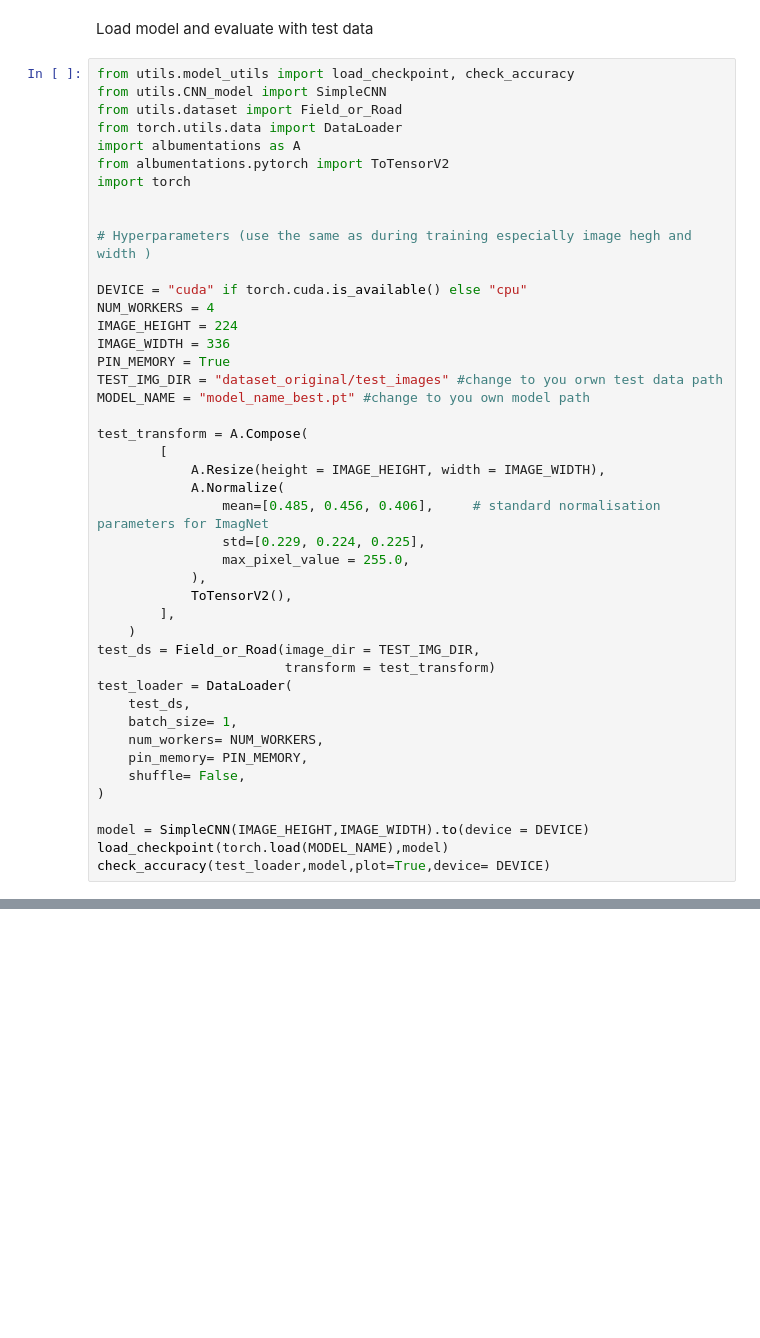
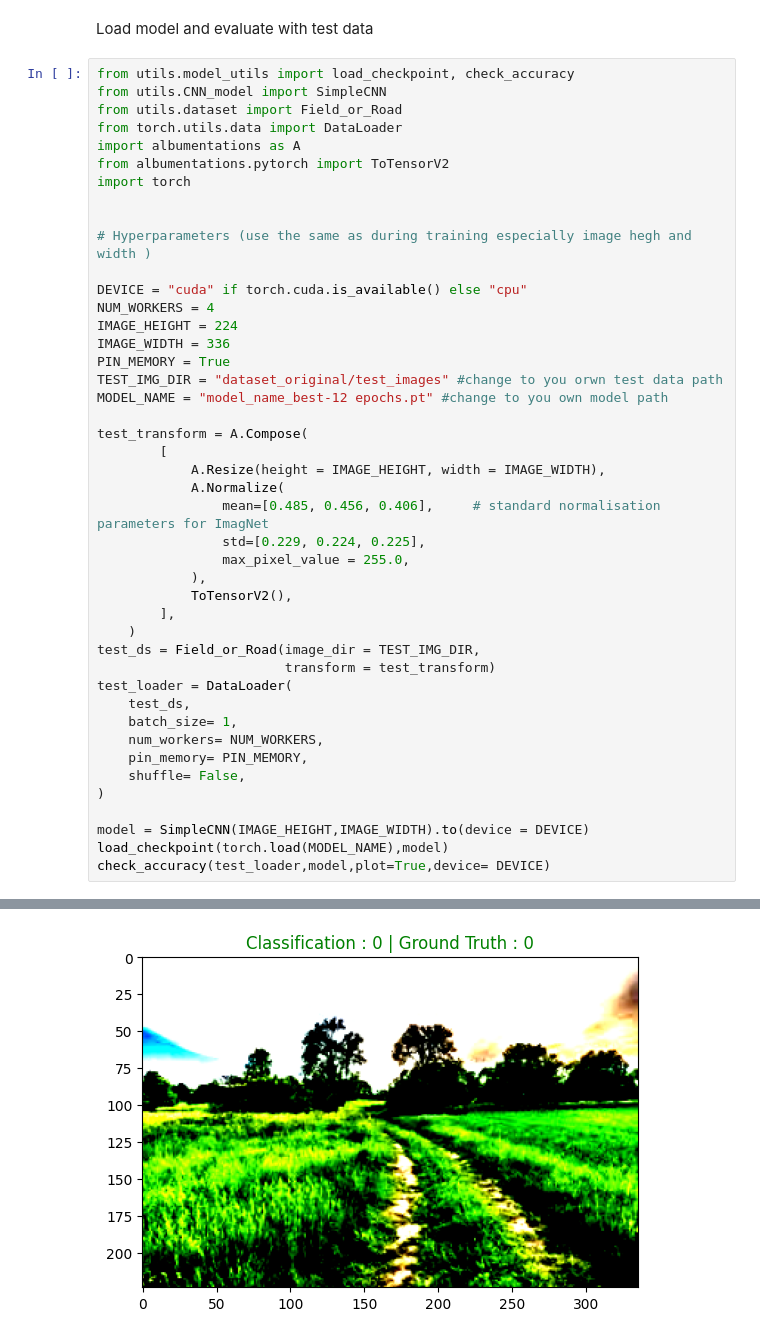
Before and after one commit to Alcharyx/Road-Field-Classifier, a Jupyter notebook: testing_notebook.ipynb, the cells around one changed output, grey strips where cells are left out. Drawn from its saved outputs; the diff is of its cells as text; blank space fills up the shorter version.

```diff
--- a/testing_notebook.ipynb
+++ b/testing_notebook.ipynb
@@ -37,7 +37,7 @@ IMAGE_HEIGHT = 224
 IMAGE_WIDTH = 336
 PIN_MEMORY = True
 TEST_IMG_DIR = "dataset_original/test_images" #change to you orwn test data path
-MODEL_NAME = "model_name_best.pt" #change to you own model path
+MODEL_NAME = "model_name_best-12 epochs.pt" #change to you own model path
 
 test_transform = A.Compose(
         [
@@ -63,3 +63,4 @@ test_loader = DataLoader(
 model = SimpleCNN(IMAGE_HEIGHT,IMAGE_WIDTH).to(device = DEVICE)
 load_checkpoint(torch.load(MODEL_NAME),model)
 check_accuracy(test_loader,model,plot=True,device= DEVICE)
+# %% [output]
@@ -65,0 +69 @@ check_accuracy(test_loader,model,plot=True,device= DEVICE)
+[figure, added]
```
Also changed, not shown: parts of 1 cell of this notebook, 1 other file.
